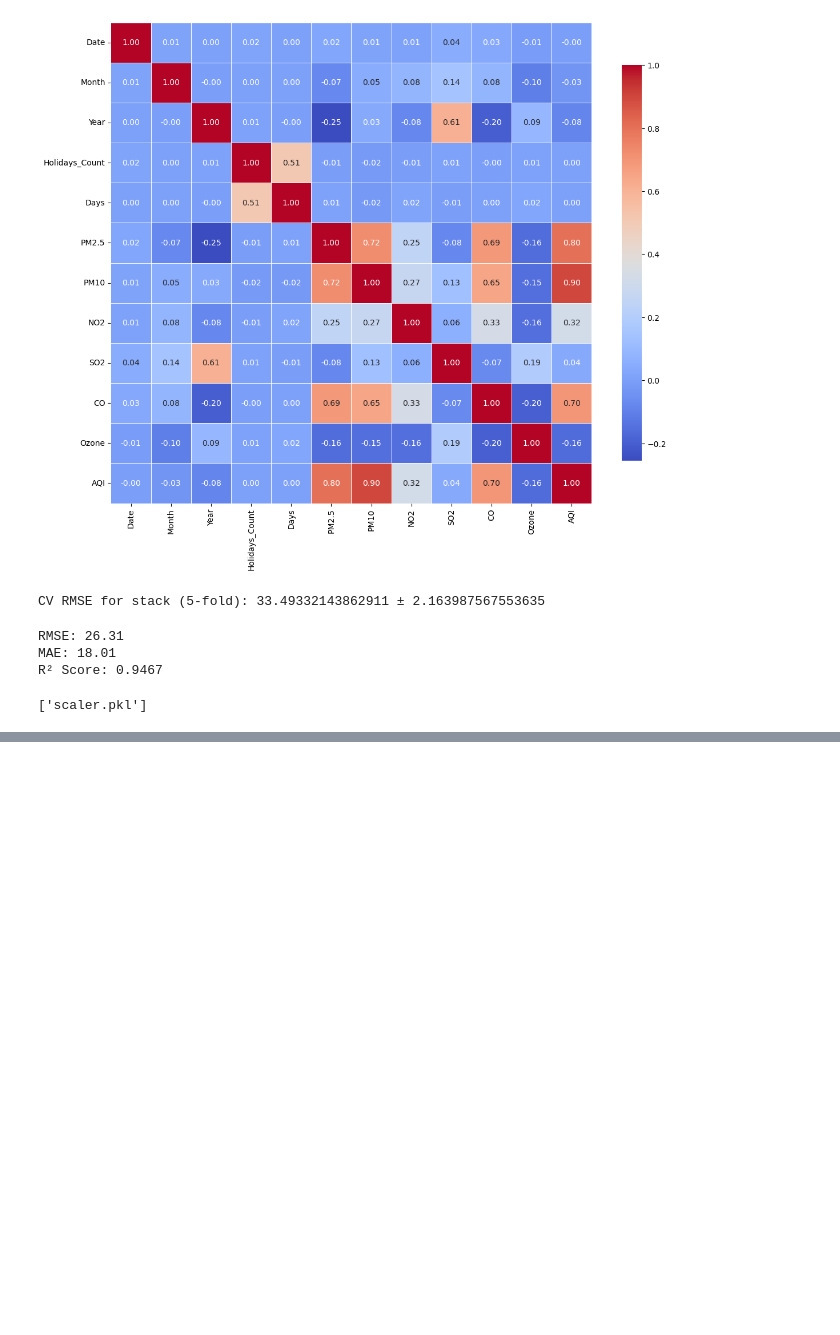
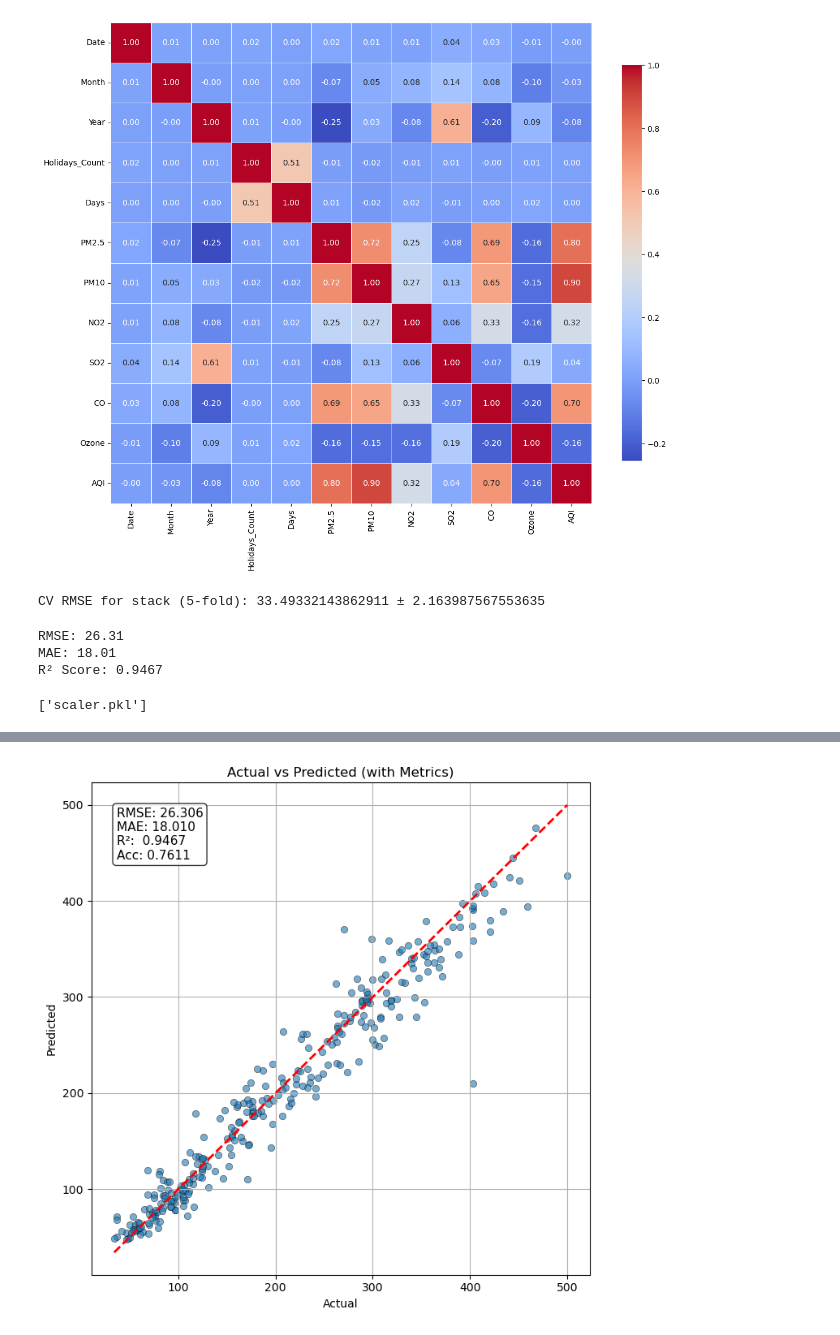
Before and after one commit to rohansirohi07/MIN13, a Jupyter notebook: aqi.ipynb, the cells around one changed output, grey strips where cells are left out. Cells and saved outputs as stored; diff of their text form; code cells hidden in the pictures; blank space fills up the shorter version.

```diff
--- a/aqi.ipynb
+++ b/aqi.ipynb
@@ -162,3 +162,19 @@ scaler.fit(X_train_reg)
 joblib.dump(scaler, "scaler.pkl")
 # %% [output]
 ['scaler.pkl']
+# %%
+from sklearn.metrics import accuracy_score
+import numpy as np
+
+
+bins = [0, 50, 100, 200, 300, 400, float('inf')]
+labels = [0, 1, 2, 3, 4, 5]
+
+def to_class(y):
+    return np.digitize(y, bins=bins, right=True) - 1
+
+y_test_cls = to_class(y_test_reg)
+y_pred_cls = to_class(y_pred)
+
+accuracy = accuracy_score(y_test_cls, y_pred_cls)
+print(f"Accuracy: {accuracy:.4f}")
@@ -164,0 +217,60 @@ joblib.dump(scaler, "scaler.pkl")
+# %%
+import numpy as np
+import matplotlib.pyplot as plt
+import seaborn as sns
+from sklearn.metrics import mean_squared_error, mean_absolute_error, r2_score, accuracy_score
+import pandas as pd
+
+# --- Metrics ---
+rmse = mean_squared_error(y_test_reg, y_pred, squared=False)   # RMSE [web:102][web:112]
+mae = mean_absolute_error(y_test_reg, y_pred)                  # MAE [web:101]
+r2 = r2_score(y_test_reg, y_pred)                              # R² [web:100]
+
+# Accuracy via binning (example; adapt bins to your AQI ranges!)
+bins = [0, 50, 100, 200, 300, 400, float('inf')]
+def to_class(y):
+    return np.digitize(y, bins=bins, right=True) - 1
+
+y_test_cls = to_class(y_test_reg)
+y_pred_cls = to_class(y_pred)
+acc = accuracy_score(y_test_cls, y_pred_cls)                   # [web:105]
+
+# --- DataFrame for plotting ---
+results_df = pd.DataFrame({
+    "Actual": y_test_reg,
+    "Predicted": y_pred
+})
+
+# --- Plot ---
+plt.figure(figsize=(7,7))
+sns.scatterplot(data=results_df, x="Actual", y="Predicted", alpha=0.6, edgecolor="k")
+
+# Ideal line
+min_val = min(results_df["Actual"].min(), results_df["Predicted"].min())
+max_val = max(results_df["Actual"].max(), results_df["Predicted"].max())
+plt.plot([min_val, max_val], [min_val, max_val], "r--", linewidth=2)
+
+# Metrics text box
+textstr = "\n".join([
+    f"RMSE: {rmse:.3f}",
+    f"MAE: {mae:.3f}",
+    f"R²:  {r2:.4f}",
+    f"Acc: {acc:.4f}"
+])
+
+plt.gca().text(
+    0.05, 0.95, textstr,
+    transform=plt.gca().transAxes,
+    fontsize=11,
+    verticalalignment='top',
+    bbox=dict(boxstyle="round", facecolor="white", alpha=0.8)
+)
+
+plt.title("Actual vs Predicted (with Metrics)")
+plt.xlabel("Actual")
+plt.ylabel("Predicted")
+plt.grid(True)
+plt.tight_layout()
+plt.show()
+# %% [output]
+[figure, added]
```
Also changed, not shown: parts of 3 cells of this notebook, 2 other files.
